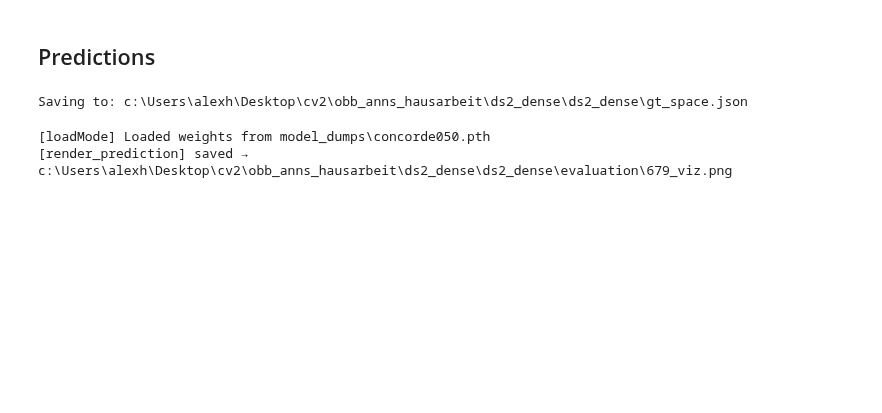
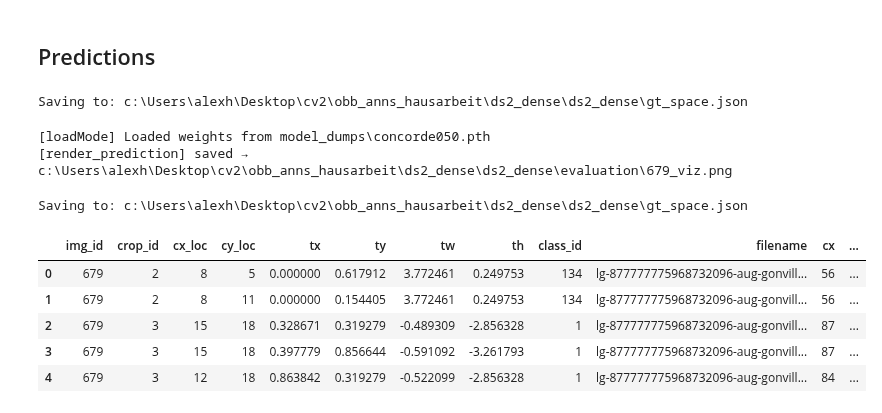
Before and after one commit to fusiongodo/yolo-score, a Jupyter notebook: eval.ipynb, the cells around one changed output. Saved outputs shown, nothing was run; the diff lists cells and outputs as text; code cells hidden in the pictures; blank space fills up the shorter version.

```diff
--- a/eval.ipynb
+++ b/eval.ipynb
@@ -81,3 +193,18 @@ _ = render_prediction(model, anns, img_id=img_ids[0], score_thresh=0.5)
 # %% [output]
 [loadMode] Loaded weights from model_dumps\concorde050.pth
 [render_prediction] saved → c:\Users\alexh\Desktop\cv2\obb_anns_hausarbeit\ds2_dense\ds2_dense\evaluation\679_viz.png
+# %%
+import pandas as pd
+import util
+gt_df = util.DataExtractor().croppedData()
+# %% [output]
+Saving to: c:\Users\alexh\Desktop\cv2\obb_anns_hausarbeit\ds2_dense\ds2_dense\gt_space.json
+# %%
+gt_df.head()
+# %% [output]
+|  | img_id | crop_id | cx_loc | cy_loc | tx | ty | tw | th | class_id | filename | cx | ... |
+| 0 | 679 | 2 | 8 | 5 | 0.000000 | 0.617912 | 3.772461 | 0.249753 | 134 | lg-877777775968732096-aug-gonvill... | 56 | ... |
+| 1 | 679 | 2 | 8 | 11 | 0.000000 | 0.154405 | 3.772461 | 0.249753 | 134 | lg-877777775968732096-aug-gonvill... | 56 | ... |
+| 2 | 679 | 3 | 15 | 18 | 0.328671 | 0.319279 | -0.489309 | -2.856328 | 1 | lg-877777775968732096-aug-gonvill... | 87 | ... |
+| 3 | 679 | 3 | 15 | 18 | 0.397779 | 0.856644 | -0.591092 | -3.261793 | 1 | lg-877777775968732096-aug-gonvill... | 87 | ... |
+| 4 | 679 | 3 | 12 | 18 | 0.863842 | 0.319279 | -0.522099 | -2.856328 | 1 | lg-877777775968732096-aug-gonvill... | 84 | ... |
```
Also changed, not shown: parts of 15 cells of this notebook, 4 other files.
